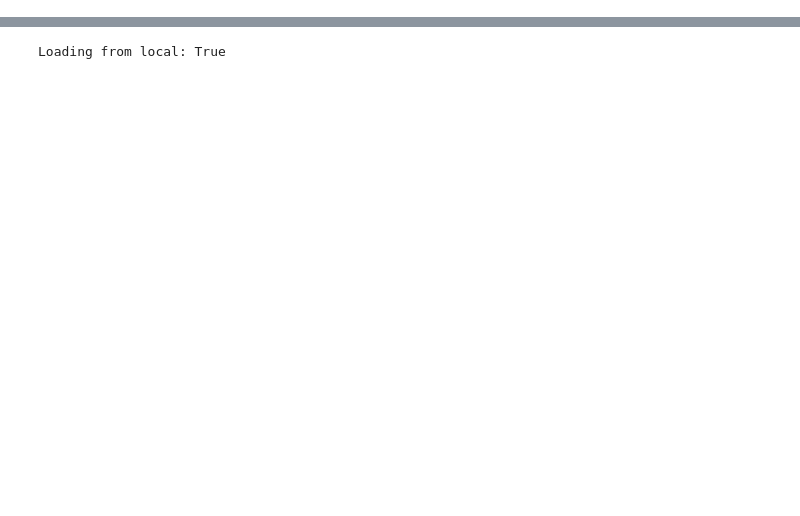
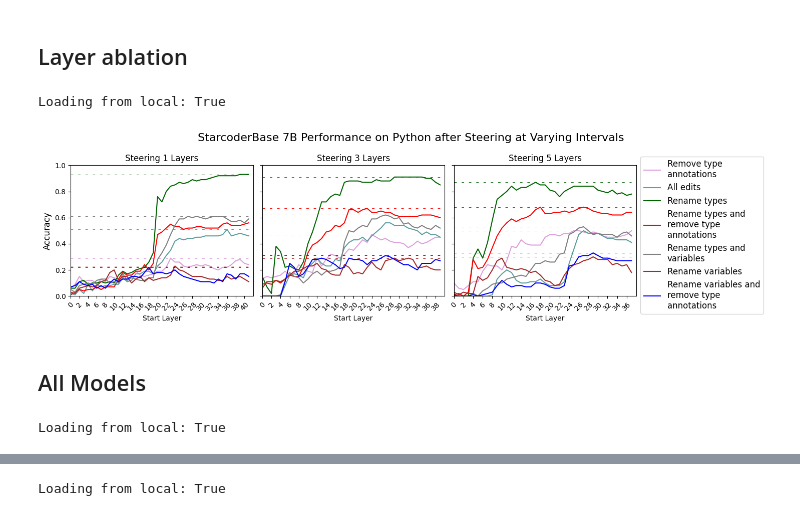
Before and after one commit to nuprl/codetrace, a Jupyter notebook: codetrace/analysis/plot.ipynb, the cells around one changed output, grey strips where cells are left out. Cells and saved outputs as stored; diff of their text form; code cells hidden in the pictures; blank space fills up the shorter version.

```diff
--- a/codetrace/analysis/plot.ipynb
+++ b/codetrace/analysis/plot.ipynb
@@ -12,0 +21,16 @@ from codetrace.analysis.plot_fig_icl import _load, compare_icl, plot_icl
+# %% [markdown]
+## Layer ablation
+# %%
+layer_df = load_layer_ablation(RESULTS_DIR, "starcoderbase-7b","py")
+# %% [output]
+Loading from local: True
+# %%
+plot_all_layers(layer_df, ANALYSIS_DIR)
+# %% [output]
+[figure, added]
+# %% [markdown]
+## All Models
+# %%
+model_df = load_all_models(RESULTS_DIR, "ts", 5)
+# %% [output]
+Loading from local: True
```
Also changed, not shown: parts of 16 cells of this notebook, 6 other files.
